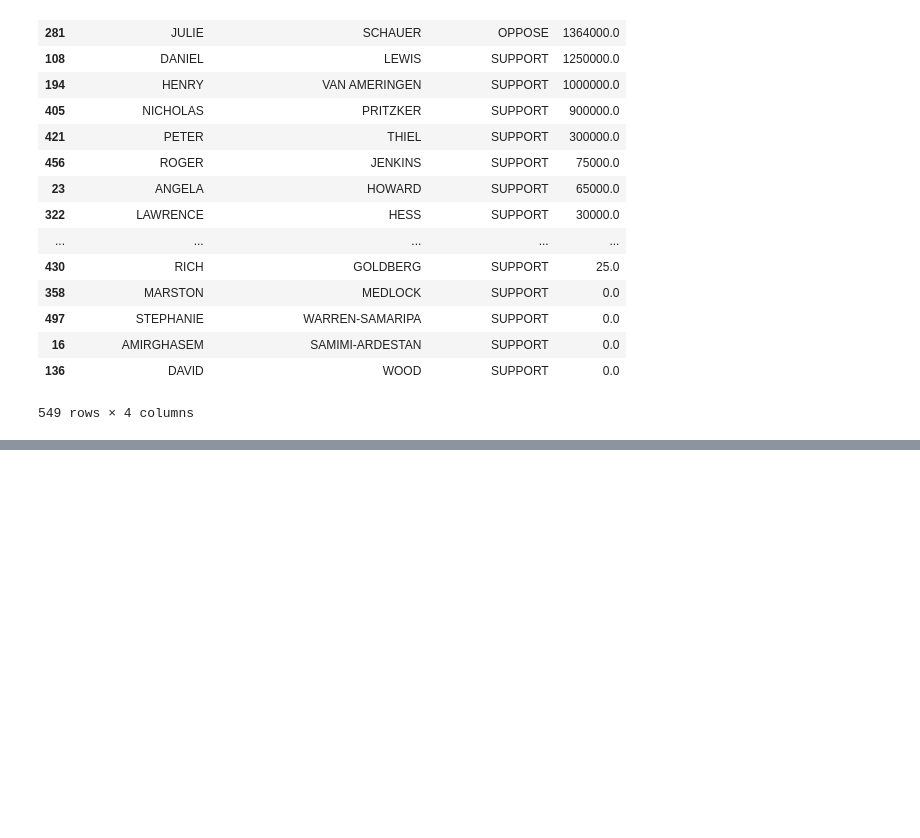
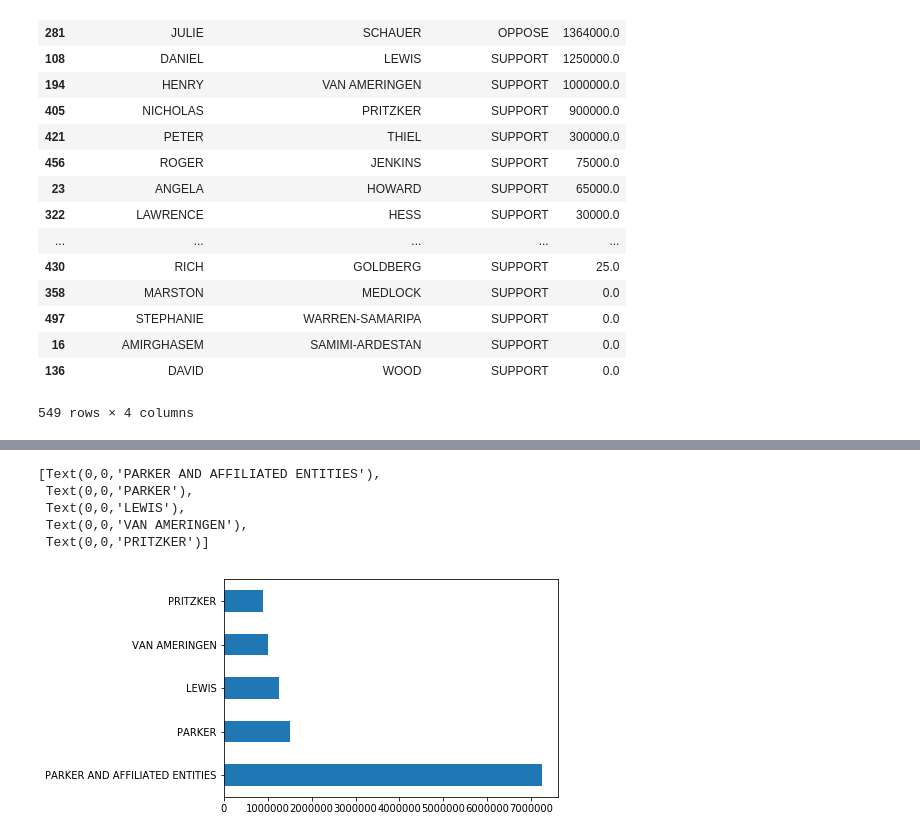
Before and after one commit to alanhovorka/first-python-notebook, a Jupyter notebook: firstjupnb.py.ipynb, the cells around one changed output, grey strips where cells are left out. Drawn from its saved outputs; the diff is of its cells as text; code cells hidden in the pictures; blank space fills up the shorter version.

```diff
--- a/firstjupnb.py.ipynb
+++ b/firstjupnb.py.ipynb
@@ -384,0 +436,10 @@ merged.groupby(["contributor_firstname","contributor_lastname","committee_positi
+# %%
+chart = top_supporters.head(5).amount.plot.barh()
+chart.set_yticklabels(top_supporters.contributor_lastname)
+# %% [output]
+[Text(0,0,'PARKER AND AFFILIATED ENTITIES'),
+ Text(0,0,'PARKER'),
+ Text(0,0,'LEWIS'),
+ Text(0,0,'VAN AMERINGEN'),
+ Text(0,0,'PRITZKER')]
+[figure, added]
```
Also changed, not shown: parts of 13 cells of this notebook, 1 other file.
